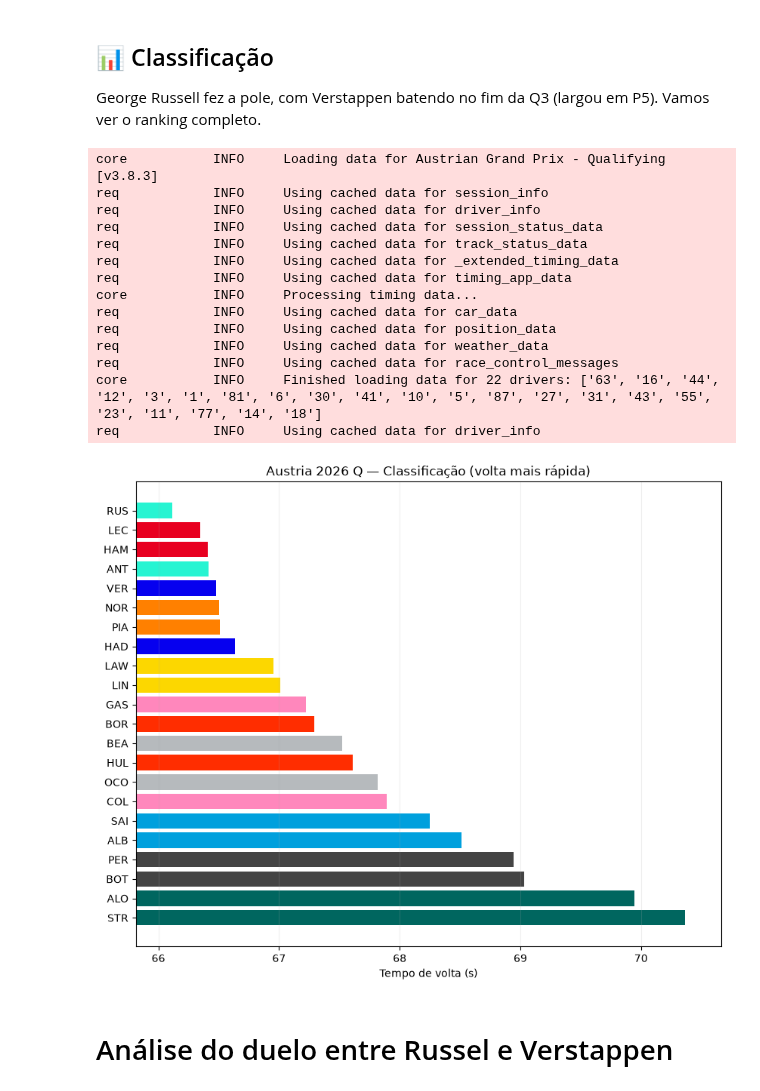
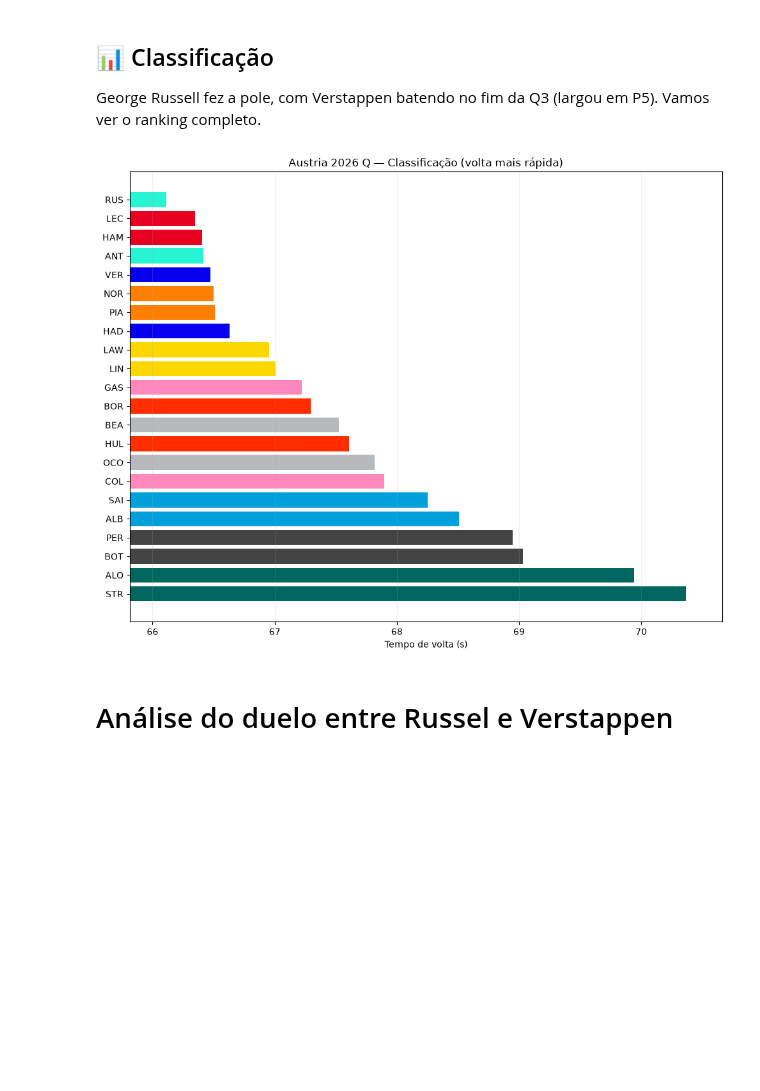
Before and after one commit to Mazzoni-mat-ap/telemetria-f1, a Jupyter notebook: notebooks/GP-AUSTRIA26.ipynb, the cells around one changed output. Saved outputs shown, nothing was run; the diff lists cells and outputs as text; code cells hidden in the pictures; blank space fills up the shorter version.

```diff
--- a/notebooks/GP-AUSTRIA26.ipynb
+++ b/notebooks/GP-AUSTRIA26.ipynb
@@ -61,23 +46,9 @@ Corrida da Áustria carregada!
 George Russell fez a pole, com Verstappen batendo no fim da Q3
 (largou em P5). Vamos ver o ranking completo.
 # %%
-ranking_austria = ranking_sessao(2026, 'Austria', 'Q')
+fig = ranking_sessao(2026, 'Austria', 'Q')
 # %% [output]
-core           INFO     Loading data for Austrian Grand Prix - Qualifying [v3.8.3]
-req            INFO     Using cached data for session_info
-req            INFO     Using cached data for driver_info
-req            INFO     Using cached data for session_status_data
-req            INFO     Using cached data for track_status_data
-req            INFO     Using cached data for _extended_timing_data
-req            INFO     Using cached data for timing_app_data
-core           INFO     Processing timing data...
-req            INFO     Using cached data for car_data
-req            INFO     Using cached data for position_data
-req            INFO     Using cached data for weather_data
-req            INFO     Using cached data for race_control_messages
-core           INFO     Finished loading data for 22 drivers: ['63', '16', '44', '12', '3', '1', '81', '6', '30', '41', '10', '5', '87', '27', '31', '43', '55', '23', '11', '77', '14', '18']
-req            INFO     Using cached data for driver_info
-[figure, old version]
+[figure, new version]
 # %% [markdown]
 # Análise do duelo entre Russel e Verstappen
 # %%
```
Also changed, not shown: parts of 7 cells of this notebook, 6 other files.
